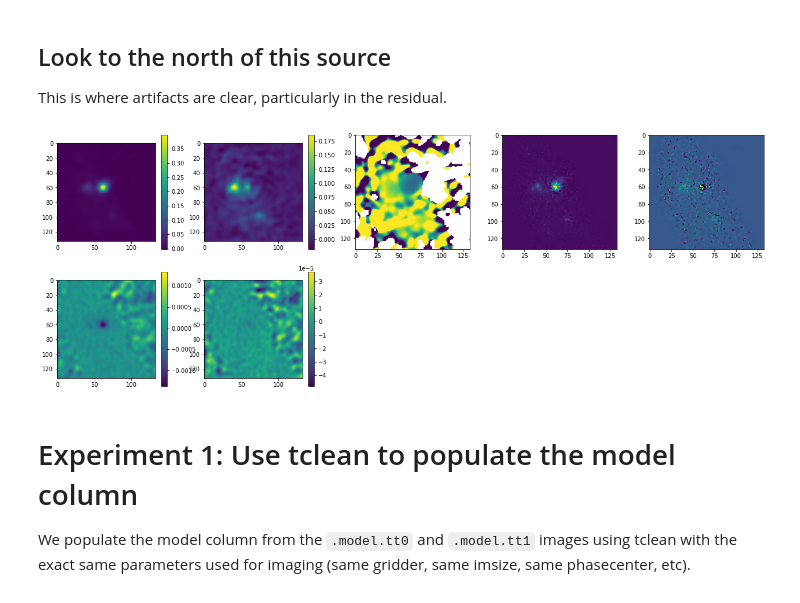
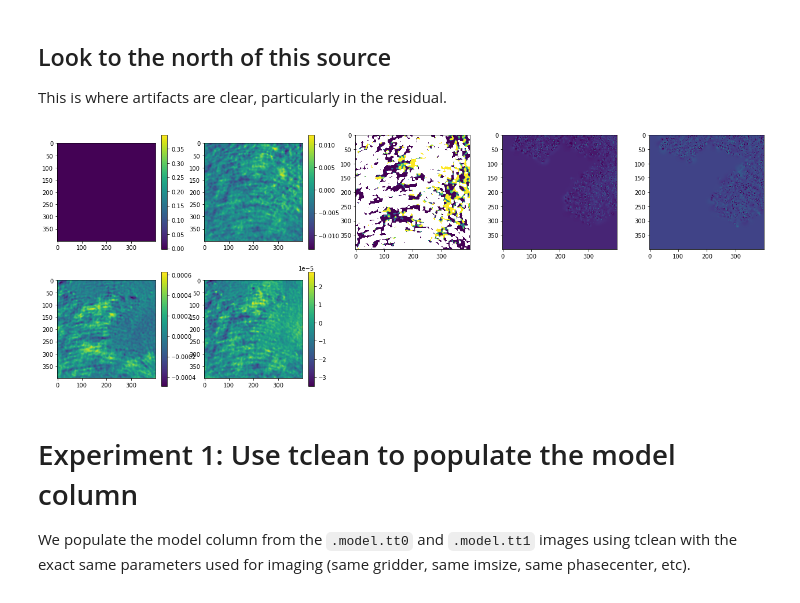
Before and after one commit to keflavich/almaimf-notebooks, a Jupyter notebook: W51_Self-Consistency_Checks_Dec2020.ipynb, the cells around one changed output. Drawn from its saved outputs; the diff is of its cells as text; code cells hidden in the pictures.

```diff
--- a/W51_Self-Consistency_Checks_Dec2020.ipynb
+++ b/W51_Self-Consistency_Checks_Dec2020.ipynb
@@ -80,24 +82,24 @@ This is where artifacts are clear, particularly in the residual.
 # %%
 cutoutregion_ = cutoutregion
 cutoutregion = 'fk5; box(19:23:43.90,+14:30:59.8,15",15")'
 pl.figure(figsize=(22,8))
 image_ = SpectralCube.read(f'{finaliter_prefix}.image.tt0', format='casa_image').subcube_from_ds9region(cutoutregion)
-pl.subplot(2,5,1).imshow(image[0].value, norm=simple_norm(image[0].value, stretch='linear')); pl.colorbar(mappable=pl.gca().images[0])
+pl.subplot(2,5,1).imshow(image_[0].value, norm=simple_norm(image[0].value, stretch='linear')); pl.colorbar(mappable=pl.gca().images[0])
 imagett1_ = SpectralCube.read(f'{finaliter_prefix}.image.tt1', format='casa_image').subcube_from_ds9region(cutoutregion)
-pl.subplot(2,5,2).imshow(imagett1[0].value, norm=simple_norm(imagett1[0].value, stretch='linear')); pl.colorbar(mappable=pl.gca().images[0])
+pl.subplot(2,5,2).imshow(imagett1_[0].value, norm=simple_norm(imagett1_[0].value, stretch='linear')); pl.colorbar(mappable=pl.gca().images[0])
 residual_ = SpectralCube.read(f'{finaliter_prefix}.residual.tt0', format='casa_image').subcube_from_ds9region(cutoutregion)
-pl.subplot(2,5,6).imshow(residual[0].value, norm=simple_norm(residual[0].value, stretch='linear')); pl.colorbar(mappable=pl.gca().images[0])
+pl.subplot(2,5,6).imshow(residual_[0].value, norm=simple_norm(residual_[0].value, stretch='linear')); pl.colorbar(mappable=pl.gca().images[0])
 residualtt1_ = SpectralCube.read(f'{finaliter_prefix}.residual.tt1', format='casa_image').subcube_from_ds9region(cutoutregion)
-pl.subplot(2,5,7).imshow(residualtt1[0].value, norm=simple_norm(residualtt1[0].value, stretch='linear')); pl.colorbar(mappable=pl.gca().images[0])
+pl.subplot(2,5,7).imshow(residualtt1_[0].value, norm=simple_norm(residualtt1_[0].value, stretch='linear')); pl.colorbar(mappable=pl.gca().images[0])
 alpha_ = SpectralCube.read(f'{finaliter_prefix}.alpha', format='casa_image').subcube_from_ds9region(cutoutregion)
-pl.subplot(2,5,3).imshow(alpha[0].value, norm=simple_norm(alpha[0].value, stretch='linear', min_cut=-2, max_cut=4));
+pl.subplot(2,5,3).imshow(alpha_[0].value, norm=simple_norm(alpha_[0].value, stretch='linear', min_cut=-2, max_cut=4));
 model_ = SpectralCube.read(f'{finaliter_prefix}.model.tt0', format='casa_image').subcube_from_ds9region(cutoutregion)
-pl.subplot(2,5,4).imshow(model[0].value, norm=simple_norm(model[0].value, stretch='asinh', max_percent=99.995, min_percent=1));
+pl.subplot(2,5,4).imshow(model_[0].value, norm=simple_norm(model_[0].value, stretch='asinh', max_percent=99.995, min_percent=1));
 modeltt1_ = SpectralCube.read(f'{finaliter_prefix}.model.tt1', format='casa_image').subcube_from_ds9region(cutoutregion)
-pl.subplot(2,5,5).imshow(modeltt1[0].value, norm=simple_norm(modeltt1[0].value, stretch='asinh', max_percent=99.995, min_percent=1));
+pl.subplot(2,5,5).imshow(modeltt1_[0].value, norm=simple_norm(modeltt1_[0].value, stretch='asinh', max_percent=99.995, min_percent=1));
 cutoutregion = cutoutregion_
 # %% [output]
-[figure, old version]
+[figure, new version]
 # %%
 def restore_modelcolumn(vis, use_tclean=True):
     if use_tclean:
```
Also changed, not shown: parts of 6 cells of this notebook, 1 other file.
